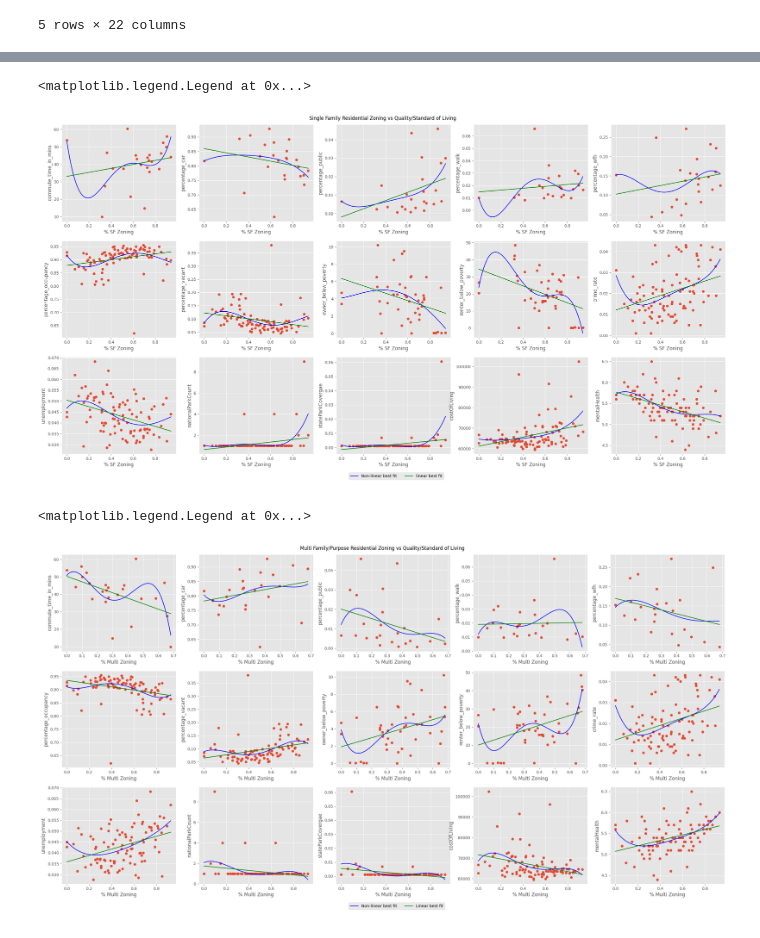
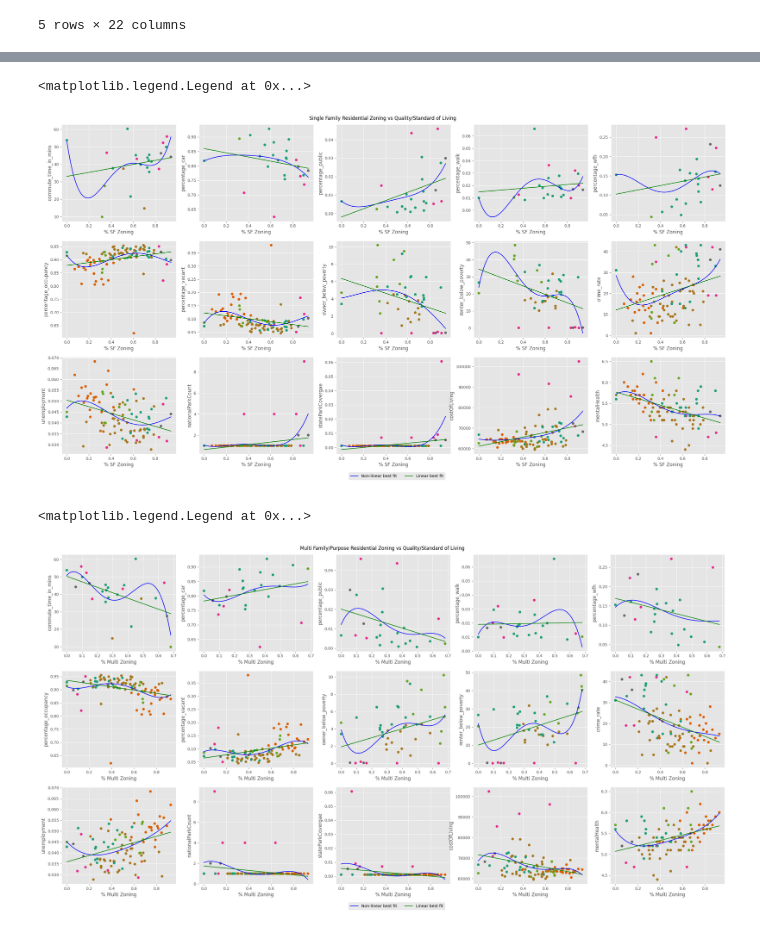
Before and after one commit to ashsProjects/Distributed_Analytics_of_US_Residential_Zoning, a Jupyter notebook: analysis.ipynb, the cells around one changed output, grey strips where cells are left out. Saved outputs shown, nothing was run; the diff lists cells and outputs as text; code cells hidden in the pictures.

Commit message:
Added Kmean Clustering

```diff
--- a/analysis.ipynb
+++ b/analysis.ipynb
@@ -113,7 +115,7 @@ with open('outputs/ohio/percentPovertyByCounty/part-00000.txt', 'r') as file:
                 renter_below_poverty[i] = renter
 # %%
 #all residential
-with open('outputs/ohiocountOfAllResidentialByCountypart-00000', 'r') as file:
+with open('outputs/ohio/countOfAllResidentialByCounty/part-00000', 'r') as file:
     for line in file:
         county_name = line.split(',')[0][1:].lower()
         for i in range(len(county)):
@@ -147,6 +149,10 @@ all_values = np.array([county, state, all_residential, sf_residential, multi_res
 headers = ['county', 'state', 'all_residential', 'sf_residential', 'multi_residential', 'percent_residential', 'percent_multi', 'commute_time_in_mins', 'percentage_car', 'percentage_public', 'percentage_walk', 'percentage_wfh', 'percentage_occupancy', 'percentage_vacant', 'owner_below_poverty', 'renter_below_poverty', 'crime_rate', 'unemployment', 'nationalParkCount', 'stateParkCovergae', 'costOfLiving', 'mentalHealth']
 df = pd.DataFrame(all_values.T, columns=headers)
 df.to_csv('./allStats.csv', index=False)
+# %%
+crime_rate_parts = df['crime_rate'].str.split('/', expand=True)
+all_values[16] = pd.to_numeric(crime_rate_parts[0]) / pd.to_numeric(crime_rate_parts[1]) * 1000
+df_crime = pd.DataFrame(all_values.T, columns=headers)
 # %% [markdown]
 <hr>
 # %%
@@ -223,15 +263,10 @@ plt.figure(figsize=(30, 15))
 for i in range(7, 22):
     plt.subplot(3, 5, i-6)
 
-    if i == 16:
-        x = all_values[5].astype('float64')
-        y = [int(val.split('/')[0]) / int(val.split('/')[1]) for val in all_values[i]]
-        plt.scatter(x, y)
-    else:
-        mask = (all_values[i].astype('float64') == 0)
-        x = all_values[5][~mask].astype('float64')
-        y = all_values[i][~mask].astype('float64')
-        plt.scatter(x, y)
+    mask = (all_values[i].astype('float64') == 0)
+    x = all_values[5][~mask].astype('float64')
+    y = all_values[i][~mask].astype('float64')
+    plt.scatter(x, y, c=data['cluster'].values[~mask], cmap="Dark2")
 
     X, Y, Y_lin = find_best_fit(x, y)
 
@@ -244,32 +279,27 @@ handles, labels = plt.gca().get_legend_handles_labels()
 plt.figlegend(handles, labels, loc=(0.45, 0.03), ncol=2)
 # %% [output]
 <matplotlib.legend.Legend at 0x...>
-[figure, old version]
+[figure, new version]
 # %%
 #finding correlation between percentage of multi residential and features
 plt.figure(figsize=(30, 15))
 for i in range(7, 22):
     plt.subplot(3, 5, i-6)
 
-    if i == 16:
-        x = all_values[5].astype('float64')
-        y = [int(val.split('/')[0]) / int(val.split('/')[1]) for val in all_values[i]]
-        plt.scatter(x, y)
-    else:
-        mask = (all_values[i].astype('float64') == 0)
-        x = all_values[6][~mask].astype('float64')
-        y = all_values[i][~mask].astype('float64')
-        plt.scatter(x, y)
+    mask = (all_values[i].astype('float64') == 0)
+    x = all_values[6][~mask].astype('float64')
+    y = all_values[i][~mask].astype('float64')
+    plt.scatter(x, y, c=data['cluster'].values[~mask], cmap="Dark2")
 
     X, Y, Y_lin = find_best_fit(x, y)
 
     plt.plot(X, Y, color='blue', label='Non-linear best fit')
     plt.plot(X, Y_lin, color='green', label='Linear best fit')
     plt.xlabel('% Multi Zoning')
     plt.ylabel(headers[i])
     plt.suptitle('Multi Family/Purpose Residential Zoning vs Quality/Standard of Living', y=0.9)
 handles, labels = plt.gca().get_legend_handles_labels()
 plt.figlegend(handles, labels, loc=(0.45, 0.03), ncol=2)
 # %% [output]
 <matplotlib.legend.Legend at 0x...>
-[figure, old version]
+[figure, new version]
```
Also changed, not shown: parts of 2 cells of this notebook.
